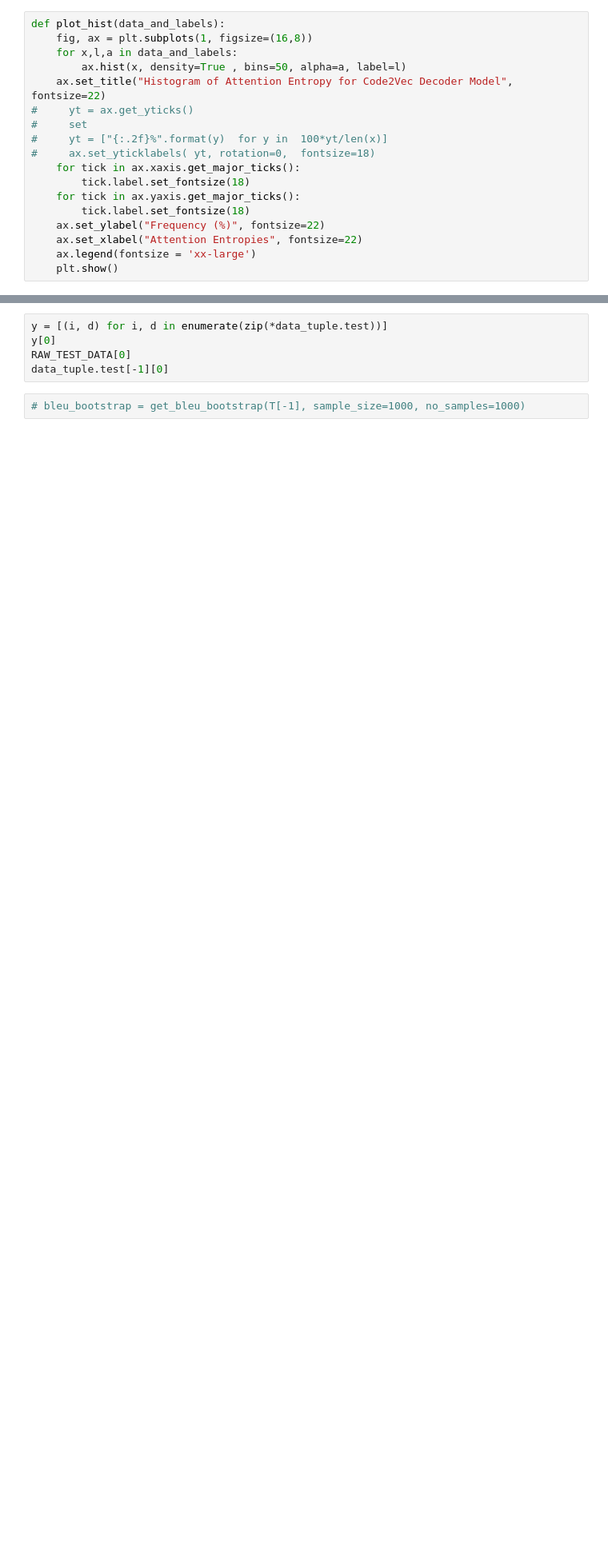
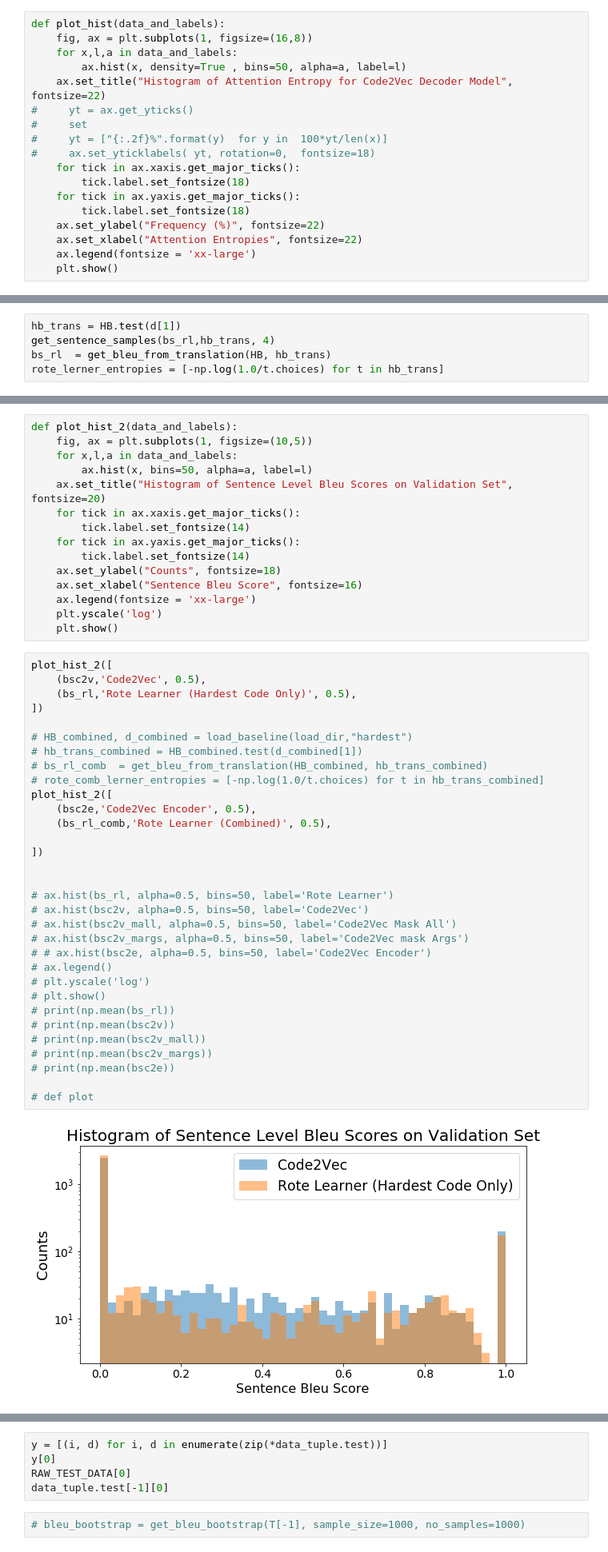
Before and after one commit to cdmatters/automatic_documentation, a Jupyter notebook: InvestigateC2V.ipynb, the cells around one changed output, grey strips where cells are left out. Shown: that part at 80% size. Drawn from its saved outputs; the diff is of its cells as text; blank space fills up the shorter version.

```diff
--- a/InvestigateC2V.ipynb
+++ b/InvestigateC2V.ipynb
@@ -331,0 +402,5 @@ for i, c in zip(range(5), comb):
+# %%
+hb_trans = HB.test(d[1])
+get_sentence_samples(bs_rl,hb_trans, 4)
+bs_rl  = get_bleu_from_translation(HB, hb_trans)
+rote_lerner_entropies = [-np.log(1.0/t.choices) for t in hb_trans]
@@ -331,0 +475,49 @@ for i, c in zip(range(5), comb):
+# %%
+def plot_hist_2(data_and_labels):
+    fig, ax = plt.subplots(1, figsize=(10,5))
+    for x,l,a in data_and_labels:
+        ax.hist(x, bins=50, alpha=a, label=l)
+    ax.set_title("Histogram of Sentence Level Bleu Scores on Validation Set", fontsize=20)
+    for tick in ax.xaxis.get_major_ticks():
+        tick.label.set_fontsize(14)
+    for tick in ax.yaxis.get_major_ticks():
+        tick.label.set_fontsize(14)
+    ax.set_ylabel("Counts", fontsize=18)
+    ax.set_xlabel("Sentence Bleu Score", fontsize=16)
+    ax.legend(fontsize = 'xx-large')
+    plt.yscale('log')
+    plt.show()
+# %%
+plot_hist_2([
+    (bsc2v,'Code2Vec', 0.5),
+    (bs_rl,'Rote Learner (Hardest Code Only)', 0.5),
+])
+
+# HB_combined, d_combined = load_baseline(load_dir,"hardest")
+# hb_trans_combined = HB_combined.test(d_combined[1])
+# bs_rl_comb  = get_bleu_from_translation(HB_combined, hb_trans_combined)
+# rote_comb_lerner_entropies = [-np.log(1.0/t.choices) for t in hb_trans_combined]
+plot_hist_2([
+    (bsc2e,'Code2Vec Encoder', 0.5),
+    (bs_rl_comb,'Rote Learner (Combined)', 0.5),
+
+])
+
+
+# ax.hist(bs_rl, alpha=0.5, bins=50, label='Rote Learner')
+# ax.hist(bsc2v, alpha=0.5, bins=50, label='Code2Vec')
+# ax.hist(bsc2v_mall, alpha=0.5, bins=50, label='Code2Vec Mask All')
+# ax.hist(bsc2v_margs, alpha=0.5, bins=50, label='Code2Vec mask Args')
+# # ax.hist(bsc2e, alpha=0.5, bins=50, label='Code2Vec Encoder')
+# ax.legend()
+# plt.yscale('log')
+# plt.show()
+# print(np.mean(bs_rl))
+# print(np.mean(bsc2v))
+# print(np.mean(bsc2v_mall))
+# print(np.mean(bsc2v_margs))
+# print(np.mean(bsc2e))
+
+# def plot
+# %% [output]
+[figure, added]
```
Also changed, not shown: parts of 19 cells of this notebook.
